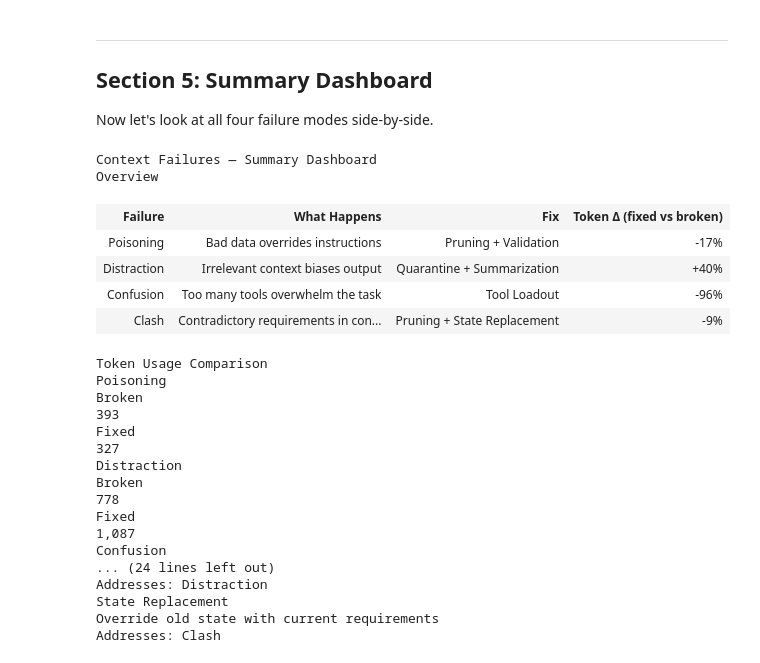
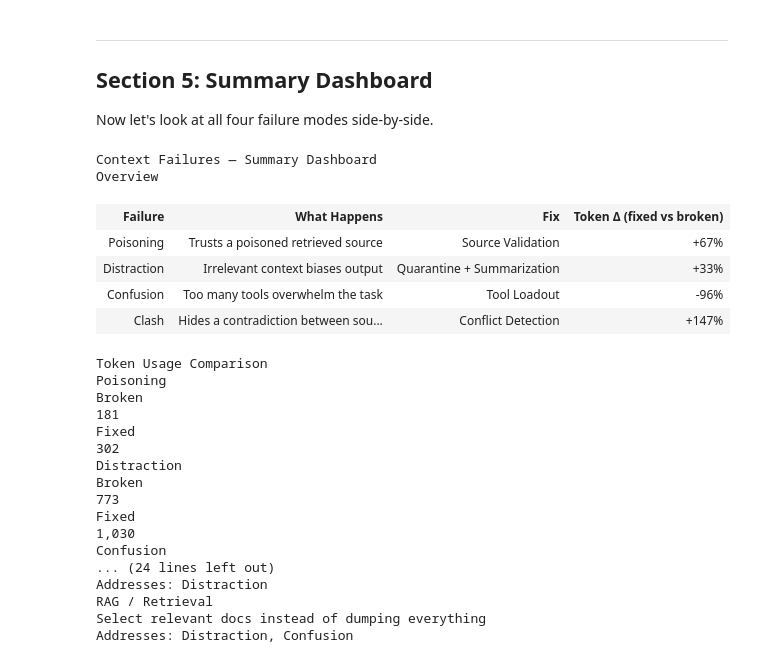
Before and after one commit to EnkrateiaLucca/context-engineering-hands-on, a Jupyter notebook: demos/context-failures/context_failures.ipynb, the cells around one changed output. Cells and saved outputs as stored; diff of their text form; code cells hidden in the pictures.

```diff
--- a/demos/context-failures/context_failures.ipynb
+++ b/demos/context-failures/context_failures.ipynb
@@ -519,0 +431,15 @@ Defense: Context Pruning + State Replacement
+# %%
+# 🟢 FIXED: Conflict detection. Instruct the model to DETECT and SURFACE
+# contradictions instead of silently resolving them — and to ask which source
+# is authoritative before any value is committed.
+PROJECT_SYSTEM_FIXED = """You answer questions for a project team using the provided
+documents. Before answering, check whether the documents AGREE.
+
+If the documents CONTRADICT each other, do NOT guess or silently pick one.
+Instead: state clearly that the sources conflict, show both values with their
+sources, and ask which source is authoritative before any value is used."""
+
+# Same contradictory documents — only the instruction changed.
+text, usage = call_llm(clash_messages, system=PROJECT_SYSTEM_FIXED)
+results["clash_fixed"] = usage
+show_result("🟢 Fixed — Surfaces the conflict instead of hiding it", text, usage, color="#27ae60")
@@ -531,17 +474,17 @@ Now let's look at all four failure modes side-by-side.
 # the cost of bad context viscerally visible.
 #
 # Note: the token delta is honest about direction. Some fixes (Tool
-# Loadout, Pruning) cut tokens; others (Quarantine) trade a few extra
-# tokens for a CORRECT answer. The lever's value is correctness, not
-# always raw token savings — so we show signed change, not "savings".
+# Loadout) cut tokens; others (Source Validation, Conflict Detection)
+# add a few tokens to buy a CORRECT, safe answer. The lever's value is
+# correctness, not always raw token savings — so we show signed change.
 # ──────────────────────────────────────────────────────────────────
 
 def build_dashboard(results):
     modes = [
-        ("Poisoning", "Bad data overrides instructions", "Pruning + Validation", "poisoning"),
+        ("Poisoning", "Trusts a poisoned retrieved source", "Source Validation", "poisoning"),
         ("Distraction", "Irrelevant context biases output", "Quarantine + Summarization", "distraction"),
         ("Confusion", "Too many tools overwhelm the task", "Tool Loadout", "confusion"),
-        ("Clash", "Contradictory requirements in context", "Pruning + State Replacement", "clash"),
+        ("Clash", "Hides a contradiction between sources", "Conflict Detection", "clash"),
     ]
 
     # --- Overview Table ---
@@ -596,12 +539,12 @@ def build_dashboard(results):
 
     # --- Fixes Reference Grid ---
     fixes = [
+        ("Source Validation", "Validate retrieved context against a trusted system-of-record", "Poisoning"),
+        ("Conflict Detection", "Detect and surface contradictions instead of resolving silently", "Clash"),
+        ("Tool Loadout", "Only load tools relevant to the current task", "Confusion"),
+        ("Quarantine", "Start fresh context for new task types", "Distraction"),
+        ("Summarization", "Replace verbose history with concise summaries", "Distraction"),
         ("RAG / Retrieval", "Select relevant docs instead of dumping everything", "Distraction, Confusion"),
-        ("Tool Loadout", "Only load tools relevant to the current task", "Confusion"),
-        ("Quarantine", "Start fresh context for new task types", "Distraction, Clash"),
-        ("Pruning", "Remove stale/incorrect messages from history", "Poisoning, Clash"),
-        ("Summarization", "Replace verbose history with concise summaries", "Distraction"),
-        ("State Replacement", "Override old state with current requirements", "Clash"),
     ]
     fix_cards = ""
     for fix_name, fix_desc, addresses in fixes:
@@ -619,54 +562,54 @@ def build_dashboard(results):
 
         <h4>Overview</h4>
         <table style="border-collapse: collapse; width: 100%; font-size: 0.9em;">
             <tr style="background: #2c3e50; color: white;">
                 <th style="padding: 8px 12px; text-align: left;">Failure</th>
                 <th style="padding: 8px 12px; text-align: left;">What Happens</th>
                 <th style="padding: 8px 12px; text-align: left;">Fix</th>
                 <th style="padding: 8px 12px; text-align: center;">Token &Delta; (fixed vs broken)</th>
             </tr>
             {table_rows}
         </table>
 
         <h4 style="margin-top: 24px;">Token Usage Comparison</h4>
         <div style="background: #fafafa; padding: 16px; border-radius: 6px; border: 1px solid #eee;">
             {bar_rows}
         </div>
 
         <h4 style="margin-top: 24px;">Fixes Reference</h4>
         <div style="display: grid; grid-template-columns: repeat(3, 1fr); gap: 12px;">
             {fix_cards}
         </div>
     </div>
     """
     display(HTML(html))
 
 build_dashboard(results)
 # %% [output]
 Context Failures — Summary Dashboard
 Overview
 | Failure | What Happens | Fix | Token Δ (fixed vs broken) |
-| Poisoning | Bad data overrides instructions | Pruning + Validation | -17% |
-| Distraction | Irrelevant context biases output | Quarantine + Summarization | +40% |
+| Poisoning | Trusts a poisoned retrieved source | Source Validation | +67% |
+| Distraction | Irrelevant context biases output | Quarantine + Summarization | +33% |
 | Confusion | Too many tools overwhelm the task | Tool Loadout | -96% |
-| Clash | Contradictory requirements in con... | Pruning + State Replacement | -9% |
+| Clash | Hides a contradiction between sou... | Conflict Detection | +147% |
 Token Usage Comparison
 Poisoning
 Broken
-393
+181
 Fixed
-327
+302
 Distraction
 Broken
-778
+773
 Fixed
-1,087
+1,030
 Confusion
 ... (24 lines left out)
 Addresses: Distraction
-State Replacement
-Override old state with current requirements
-Addresses: Clash
+RAG / Retrieval
+Select relevant docs instead of dumping everything
+Addresses: Distraction, Confusion
 # %% [markdown]
 ---
 
```
Also changed, not shown: parts of 24 cells of this notebook.
